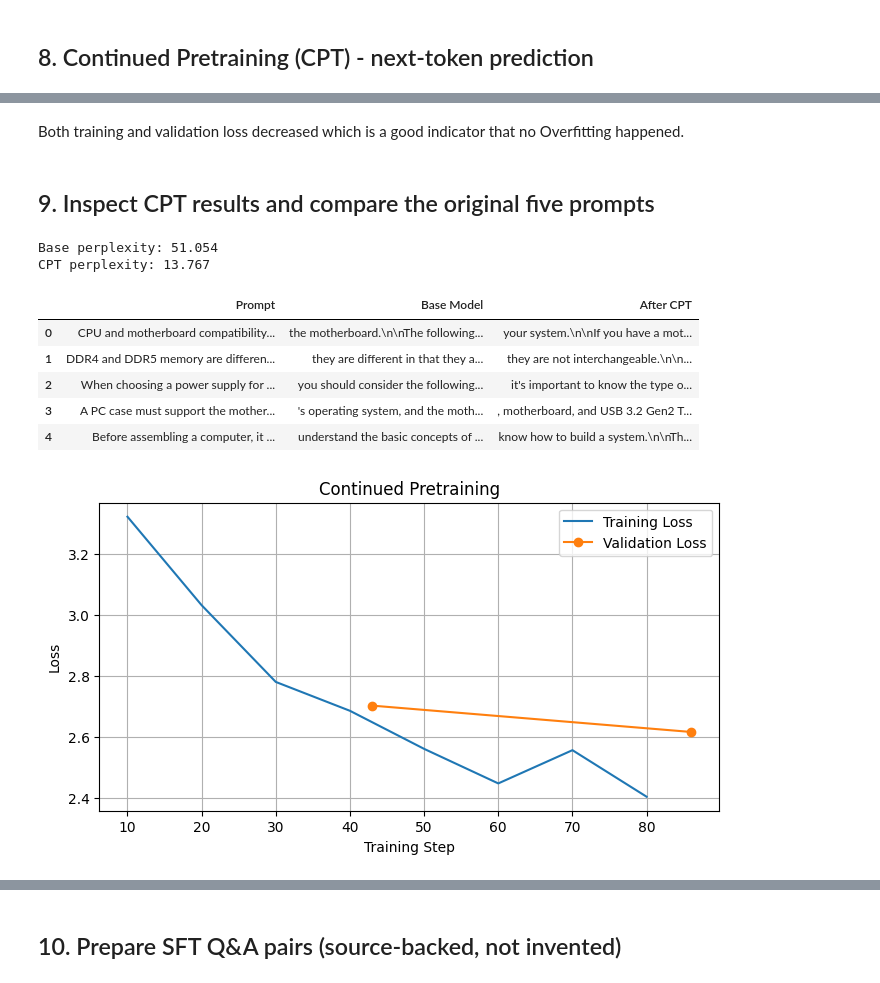
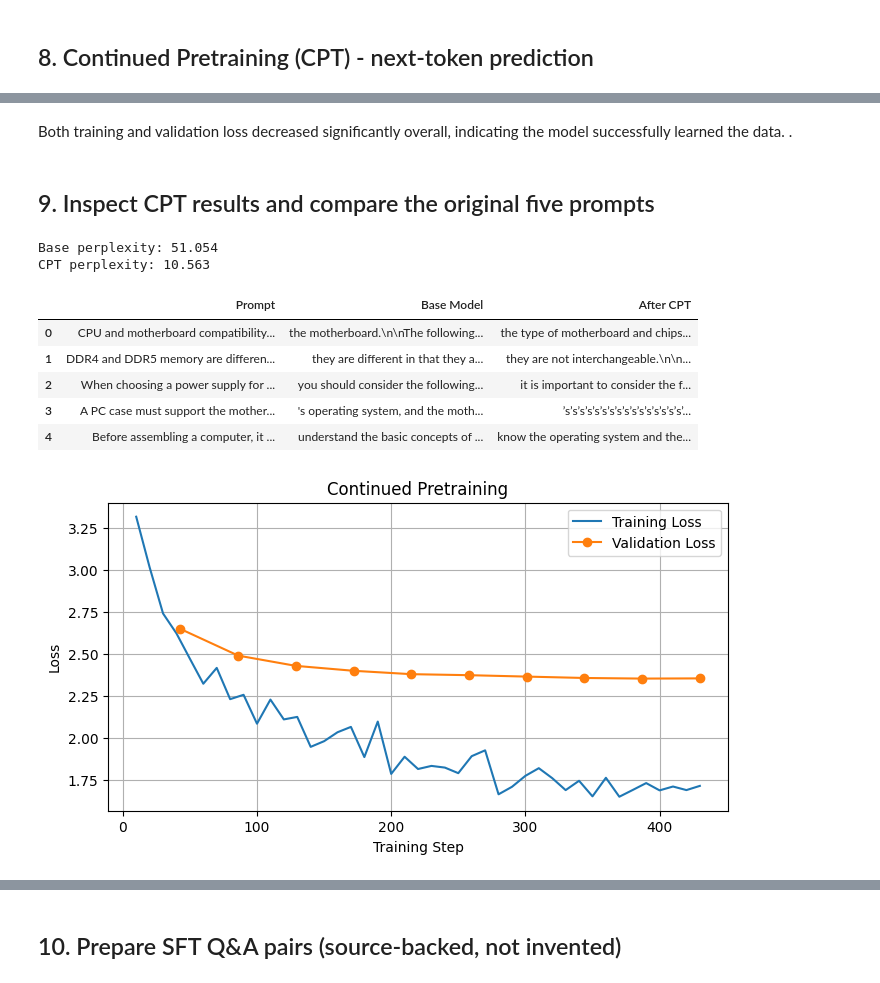
Before and after one commit to Sulieman25/Jordanian-PC-Builder---DS493, a Jupyter notebook: PC-Builder.ipynb, the cells around one changed output, grey strips where cells are left out. Saved outputs shown, nothing was run; the diff lists cells and outputs as text; code cells hidden in the pictures.

```diff
--- a/PC-Builder.ipynb
+++ b/PC-Builder.ipynb
@@ -114,11 +99,11 @@ SEED = 42
 # CONTINUED PRETRAINING (CPT)
 BLOCK_SIZE = 512
 CATALOG_ROWS_PER_DOCUMENT = 60
-CPT_EPOCHS = 2
+CPT_EPOCHS = 10
 CPT_LR = 5e-5
 
 # SUPERVISED FINE-TUNING (SFT)
-SFT_EPOCHS = 2
+SFT_EPOCHS = 10
 SFT_LR = 3e-5
 SFT_MAX_LENGTH = 384
 SFT_TARGET_CATALOG_PAIRS = 500
@@ -569,31 +554,36 @@ from torch.utils.data import DataLoader
 
 #Calculate loss and perplexity on held-out data
 @torch.no_grad() #Don't calculate gradients, we're not updating model weights (training)
-def evaluate_cpt_perplexity(model, dataset):
+
+def evaluate_model_perplexity(model, dataset, batch_size=2, collate_fn=None):
     model.eval()
 
-    loader = DataLoader(dataset, batch_size=EVAL_BATCH_SIZE) #Config param: divide into batches (e.g. 2, evaluate two blocks at a time)
+    loader = DataLoader(dataset, batch_size=batch_size, collate_fn=collate_fn)
 
-    total_loss = 0
-    total_tokens = 0
+    total_loss_sum = 0.0
+    total_valid_tokens = 0
 
     for batch in loader:
         batch = {k: v.to(DEVICE) for k, v in batch.items()}
 
-        loss = model(**batch).loss.item()
-        n_tokens = (batch["labels"][:, 1:] != -100).sum().item()
+        outputs = model(**batch)
+        batch_loss = outputs.loss.item()
 
-        total_loss += loss * n_tokens
-        total_tokens += n_tokens
+        valid_tokens_in_batch = (batch["labels"] != -100).sum().item()
 
-    avg_loss = total_loss / total_tokens
+        if valid_tokens_in_batch > 0:
+            total_loss_sum += batch_loss * valid_tokens_in_batch
+            total_valid_tokens += valid_tokens_in_batch
+
+    if total_valid_tokens == 0:
+        return {"loss": float('nan'), "perplexity": float('nan')}
+
+    avg_loss = total_loss_sum / total_valid_tokens
 
     return {
         "loss": avg_loss,
-        "perplexity": math.exp(avg_loss) # e^(averageLoss)
+        "perplexity": math.exp(avg_loss)
     }
-
-
 #Generate text using greedy decoding
 @torch.no_grad()
 def complete_prompt(model, tok, prompt, max_new_tokens=GEN_MAX_NEW_TOKENS):
@@ -625,7 +615,7 @@ CONTINUATION_PROMPTS = [
 
 
 #Evaluate base model
-base_metrics = evaluate_cpt_perplexity(base_model, cpt_val_ds)
+base_metrics = evaluate_model_perplexity(base_model, cpt_val_ds)
 
 print("Base loss:", round(base_metrics["loss"], 4))
 print("Base perplexity:", round(base_metrics["perplexity"], 4))
@@ -746,12 +741,12 @@ Model saved to: /content/drive/MyDrive/Special Topics - Data/notebook_outputs/cp
 # %% [markdown]
-Both training and validation loss decreased which is a good indicator that no Overfitting happened.
+Both training and validation loss decreased significantly overall, indicating the model successfully learned the data. .
 # %% [markdown]
 ## 9. Inspect CPT results and compare the original five prompts
 # %%
 #-----------[EVALUATE CPT RESULTS]-----------
 
 #Evaluate perplexity after CPT
-cpt_metrics = evaluate_cpt_perplexity(base_model, cpt_val_ds)
+cpt_metrics = evaluate_model_perplexity(base_model, cpt_val_ds)
 
 print("Base perplexity:", round(base_metrics["perplexity"], 3))
 print("CPT perplexity:", round(cpt_metrics["perplexity"], 3))
@@ -779,36 +774,36 @@ history = pd.DataFrame(cpt_history)
 train_history = history.dropna(subset=["loss"])
 val_history = history.dropna(subset=["eval_loss"])
 
 plt.figure(figsize=(8, 4))
 
 plt.plot(
     train_history["step"],
     train_history["loss"],
     label="Training Loss"
 )
 
 plt.plot(
     val_history["step"],
     val_history["eval_loss"],
     marker="o",
     label="Validation Loss"
 )
 
 plt.xlabel("Training Step")
 plt.ylabel("Loss")
 plt.title("Continued Pretraining")
 plt.legend()
 plt.grid(True)
 
 plt.savefig(OUTPUT_DIR / "cpt_loss.png", dpi=150, bbox_inches="tight")
 plt.show()
 # %% [output]
 Base perplexity: 51.054
-CPT perplexity: 13.767
+CPT perplexity: 10.563
 |  | Prompt | Base Model | After CPT |
-| 0 | CPU and motherboard compatibility... | the motherboard.\n\nThe following... | your system.\n\nIf you have a mot... |
+| 0 | CPU and motherboard compatibility... | the motherboard.\n\nThe following... | the type of motherboard and chips... |
 | 1 | DDR4 and DDR5 memory are differen... | they are different in that they a... | they are not interchangeable.\n\n... |
-| 2 | When choosing a power supply for ... | you should consider the following... | it's important to know the type o... |
-| 3 | A PC case must support the mother... | 's operating system, and the moth... | , motherboard, and USB 3.2 Gen2 T... |
-| 4 | Before assembling a computer, it ... | understand the basic concepts of ... | know how to build a system.\n\nTh... |
+| 2 | When choosing a power supply for ... | you should consider the following... | it is important to consider the f... |
+| 3 | A PC case must support the mother... | 's operating system, and the moth... | ’s’s’s’s’s’s’s’s’s’s’s’s’s’s’s’s’... |
+| 4 | Before assembling a computer, it ... | understand the basic concepts of ... | know the operating system and the... |
-[figure, old version]
+[figure, new version]
```
Also changed, not shown: parts of 24 cells of this notebook.
